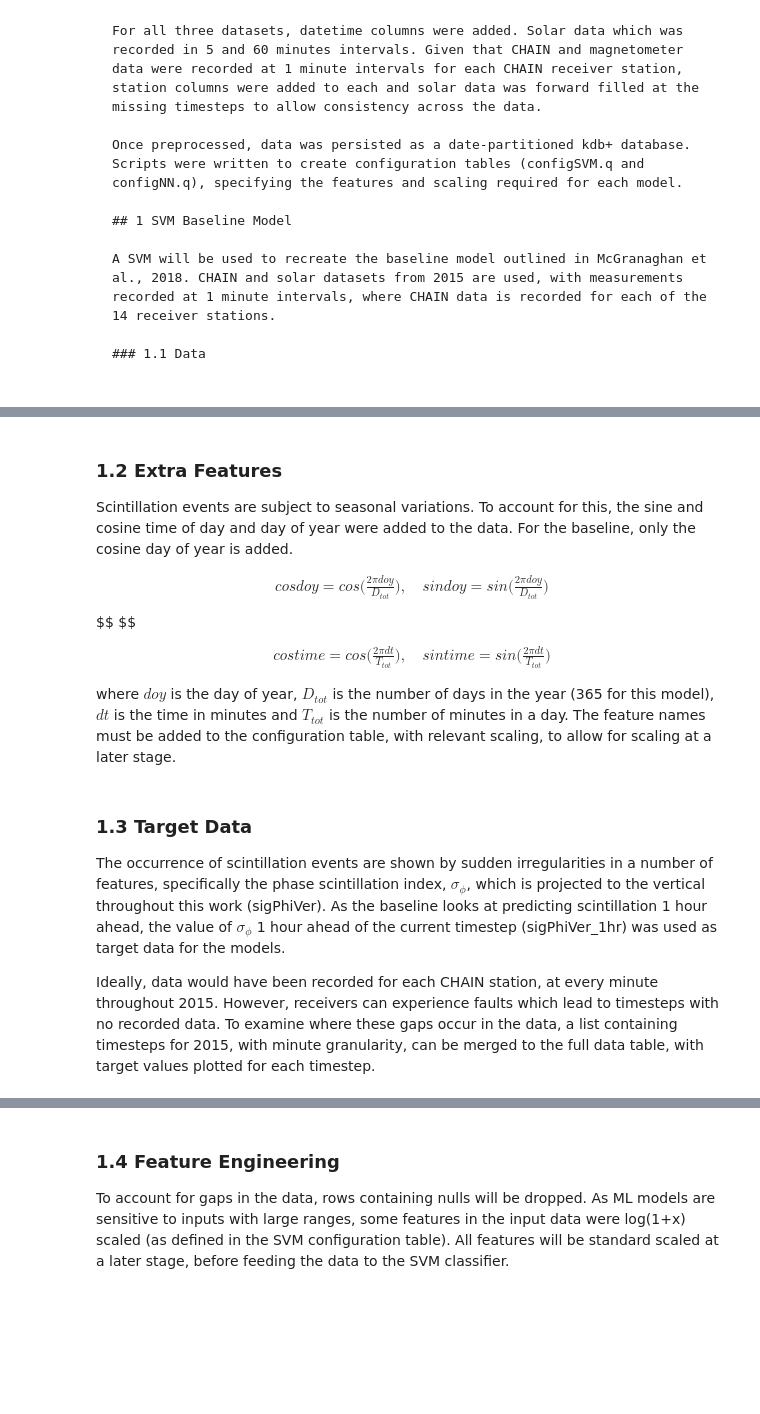
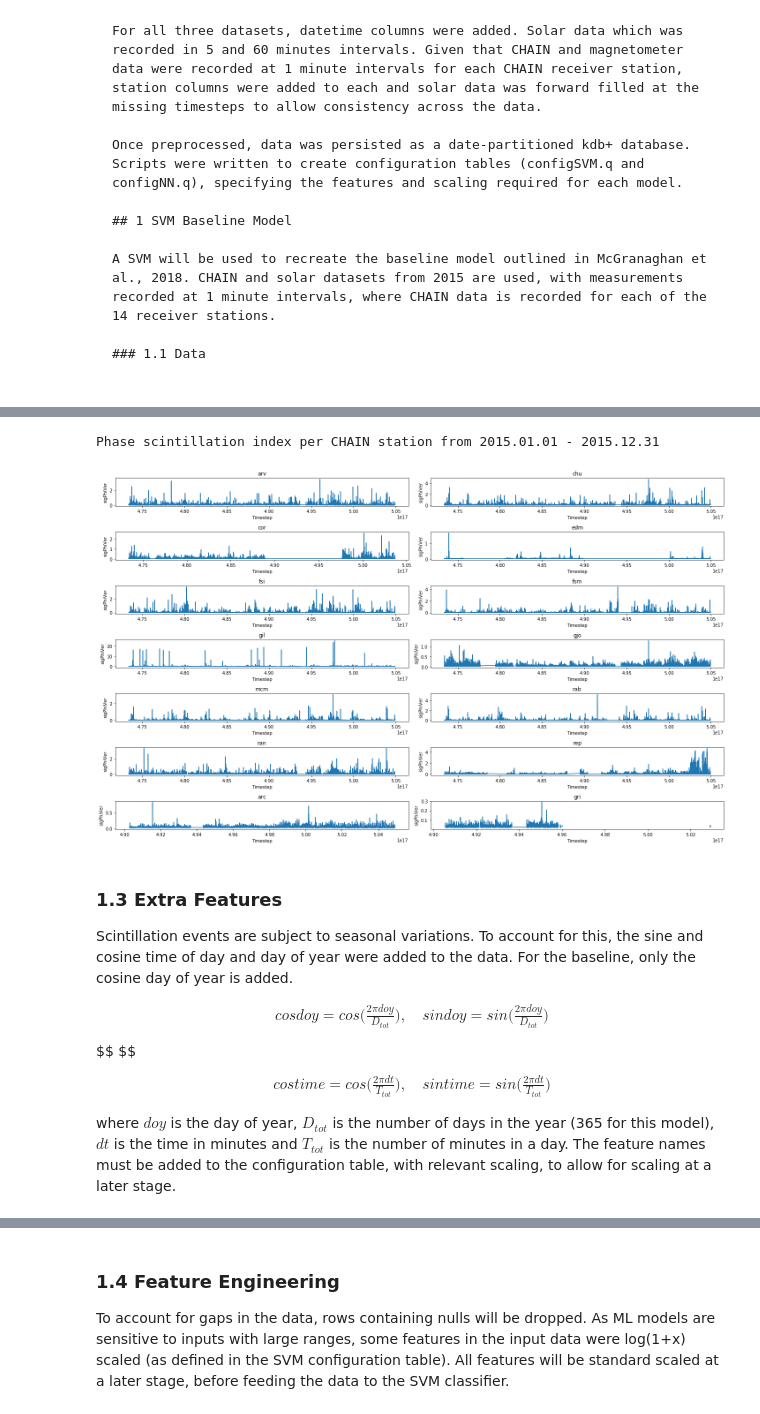
Before and after one commit to kxcontrib/space-weather, a Jupyter notebook: spaceweather.ipynb, the cells around one changed output, grey strips where cells are left out. Drawn from its saved outputs; the diff is of its cells as text; code cells hidden in the pictures; blank space fills up the shorter version.

```diff
--- a/spaceweather.ipynb
+++ b/spaceweather.ipynb
@@ -132,5 +133,23 @@ Shape of merged chain and solar tables is 3659237 x 41
+# %%
+1"Phase scintillation index per CHAIN station from ",(sv[" - "]string(sdateSVM;edateSVM)),"\n\n";
+
+plt[`:figure]`figsize pykw 20 12;
+{ stn:(distinct completeSVM`cs)x;
+  tab:exec dt,cs,sigPhiVer from completeSVM where cs=stn;
+  plt[`:subplot]. 7 2,x+1;
+  plt[`:title]string stn;
+  plt[`:xlabel]"Timestep";
+  plt[`:ylabel]"sigPhiVer";
+  plt[`:plot][tab`dt;tab`sigPhiVer];
+ }each til 14;
+
+plt[`:tight_layout][];
+plt[`:show][];
+# %% [output]
+Phase scintillation index per CHAIN station from 2015.01.01 - 2015.12.31
+[figure, added]
 # %% [markdown]
-### 1.2 Extra Features
+### 1.3 Extra Features
 Scintillation events are subject to seasonal variations. To account for this, the sine and cosine time of day and day of year were added to the data. For the baseline, only the cosine day of year is added.
 
 $$\begin{eqnarray}
@@ -145,8 +164,3 @@ where $doy$ is the day of year, $D_{tot}$ is the number of days in the year (365
 # %%
 completeSVM:update cosdoy:cos 2*pi*doy%365 from completeSVM
 configSVM,:(`completeSVM;`cosdoy;1b;log1p)
-# %% [markdown]
-### 1.3 Target Data
-The occurrence of scintillation events are shown by sudden irregularities in a number of features, specifically the phase scintillation index, $\sigma_\phi$, which is projected to the vertical throughout this work (sigPhiVer). As the baseline looks at predicting scintillation 1 hour ahead, the value of $\sigma_\phi$ 1 hour ahead of the current timestep (sigPhiVer_1hr) was used as target data for the models.
-
-Ideally, data would have been recorded for each CHAIN station, at every minute throughout 2015. However, receivers can experience faults which lead to timesteps with no recorded data. To examine where these gaps occur in the data, a list containing timesteps for 2015, with minute granularity, can be merged to the full data table, with target values plotted for each timestep.
```
Also changed, not shown: parts of 52 cells of this notebook.
